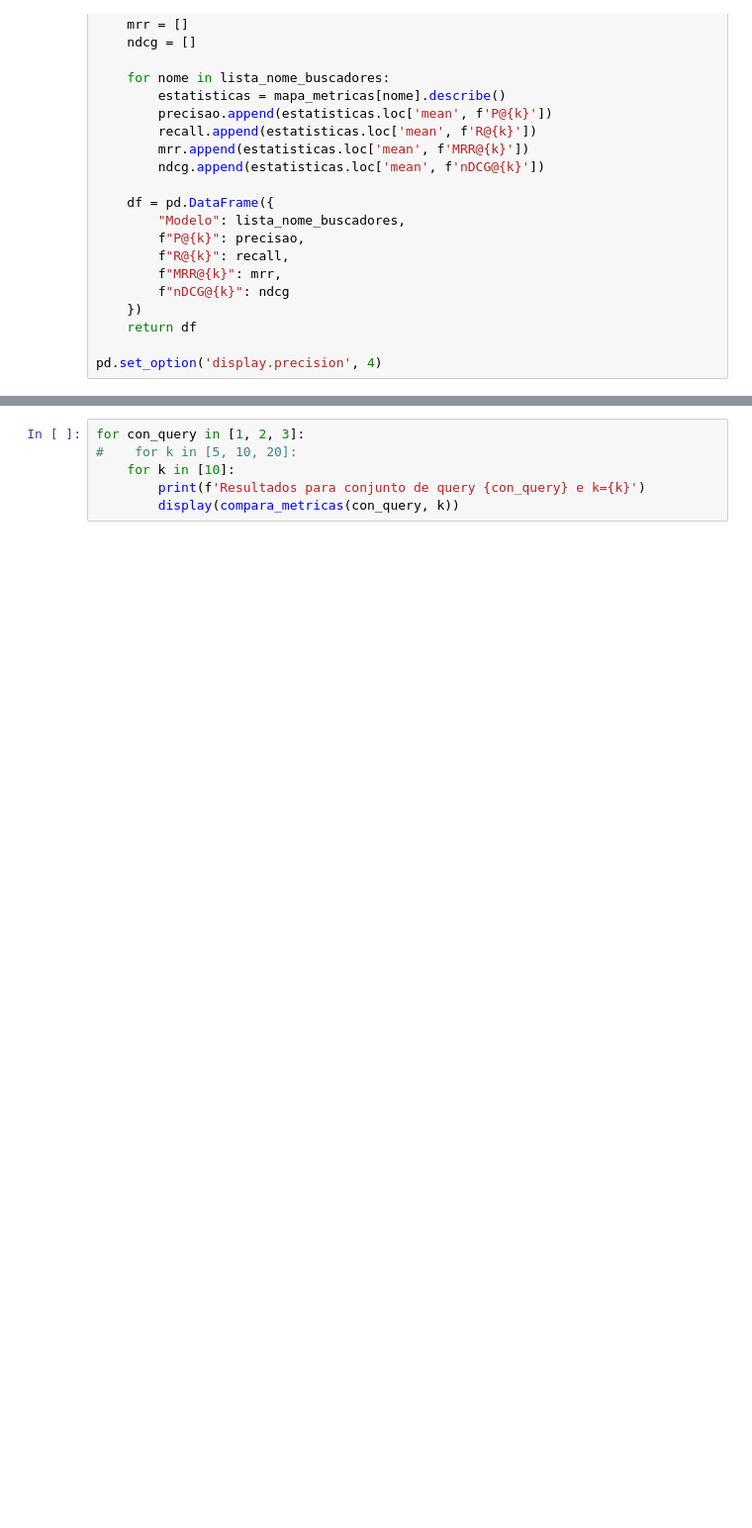
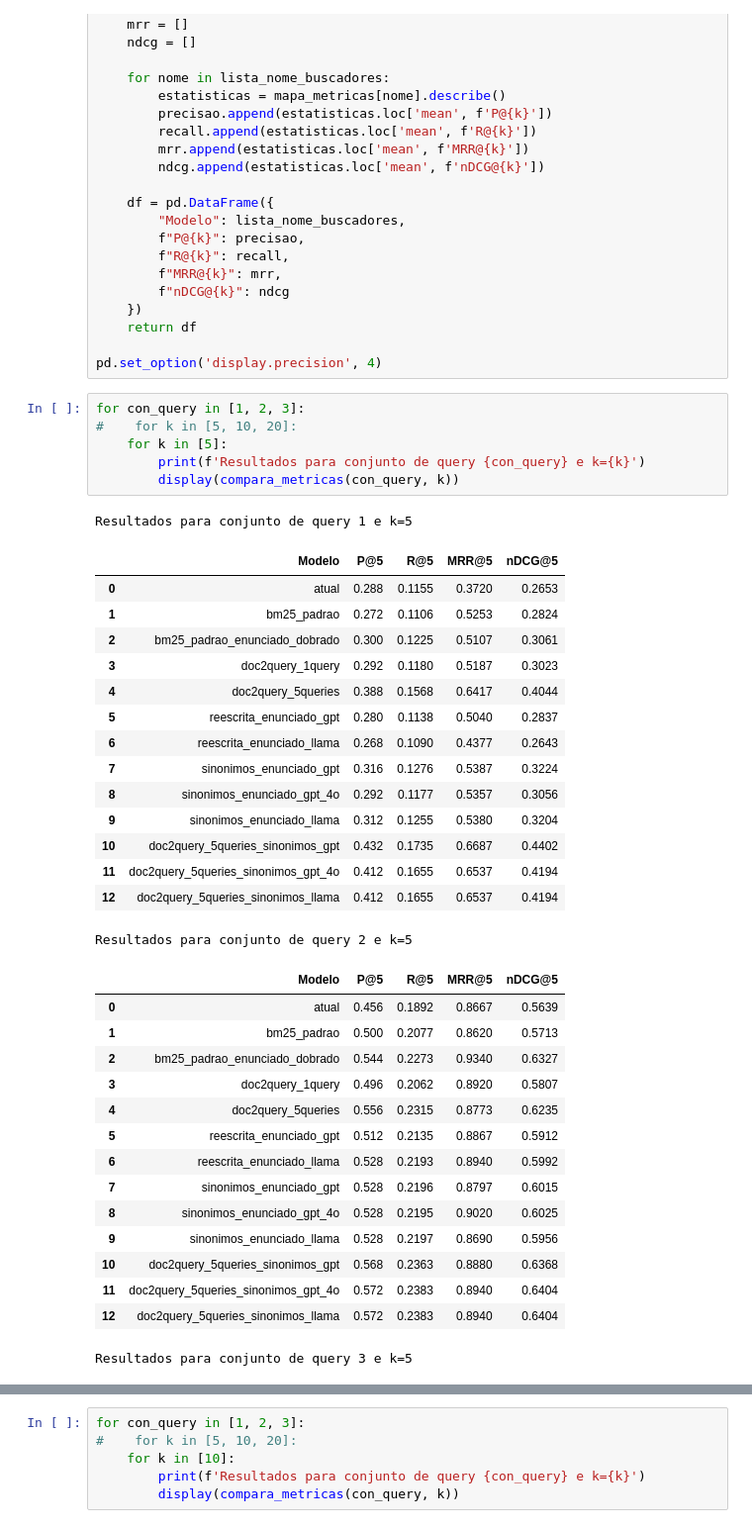
Before and after one commit to carisio/juris_tcu_expansao_doc, a Jupyter notebook: projeto_final/codigo/src/12_compila_todas_metricas.ipynb, the cells around one changed output, grey strips where cells are left out. Shown at 99% size. Saved outputs shown, nothing was run; the diff lists cells and outputs as text; blank space fills up the shorter version.

```diff
--- a/projeto_final/codigo/src/12_compila_todas_metricas.ipynb
+++ b/projeto_final/codigo/src/12_compila_todas_metricas.ipynb
@@ -211,3 +211,41 @@ def compara_metricas_todas_queries(k):
     return df
 
 pd.set_option('display.precision', 4)
+# %%
+for con_query in [1, 2, 3]:
+#    for k in [5, 10, 20]:
+    for k in [5]:
+        print(f'Resultados para conjunto de query {con_query} e k={k}')
+        display(compara_metricas(con_query, k))
+# %% [output]
+Resultados para conjunto de query 1 e k=5
+|  | Modelo | P@5 | R@5 | MRR@5 | nDCG@5 |
+| 0 | atual | 0.288 | 0.1155 | 0.3720 | 0.2653 |
+| 1 | bm25_padrao | 0.272 | 0.1106 | 0.5253 | 0.2824 |
+| 2 | bm25_padrao_enunciado_dobrado | 0.300 | 0.1225 | 0.5107 | 0.3061 |
+| 3 | doc2query_1query | 0.292 | 0.1180 | 0.5187 | 0.3023 |
+| 4 | doc2query_5queries | 0.388 | 0.1568 | 0.6417 | 0.4044 |
+| 5 | reescrita_enunciado_gpt | 0.280 | 0.1138 | 0.5040 | 0.2837 |
+| 6 | reescrita_enunciado_llama | 0.268 | 0.1090 | 0.4377 | 0.2643 |
+| 7 | sinonimos_enunciado_gpt | 0.316 | 0.1276 | 0.5387 | 0.3224 |
+| 8 | sinonimos_enunciado_gpt_4o | 0.292 | 0.1177 | 0.5357 | 0.3056 |
+| 9 | sinonimos_enunciado_llama | 0.312 | 0.1255 | 0.5380 | 0.3204 |
+| 10 | doc2query_5queries_sinonimos_gpt | 0.432 | 0.1735 | 0.6687 | 0.4402 |
+| 11 | doc2query_5queries_sinonimos_gpt_4o | 0.412 | 0.1655 | 0.6537 | 0.4194 |
+| 12 | doc2query_5queries_sinonimos_llama | 0.412 | 0.1655 | 0.6537 | 0.4194 |
+Resultados para conjunto de query 2 e k=5
+|  | Modelo | P@5 | R@5 | MRR@5 | nDCG@5 |
+| 0 | atual | 0.456 | 0.1892 | 0.8667 | 0.5639 |
+| 1 | bm25_padrao | 0.500 | 0.2077 | 0.8620 | 0.5713 |
+| 2 | bm25_padrao_enunciado_dobrado | 0.544 | 0.2273 | 0.9340 | 0.6327 |
+| 3 | doc2query_1query | 0.496 | 0.2062 | 0.8920 | 0.5807 |
+| 4 | doc2query_5queries | 0.556 | 0.2315 | 0.8773 | 0.6235 |
+| 5 | reescrita_enunciado_gpt | 0.512 | 0.2135 | 0.8867 | 0.5912 |
+| 6 | reescrita_enunciado_llama | 0.528 | 0.2193 | 0.8940 | 0.5992 |
+| 7 | sinonimos_enunciado_gpt | 0.528 | 0.2196 | 0.8797 | 0.6015 |
+| 8 | sinonimos_enunciado_gpt_4o | 0.528 | 0.2195 | 0.9020 | 0.6025 |
+| 9 | sinonimos_enunciado_llama | 0.528 | 0.2197 | 0.8690 | 0.5956 |
+| 10 | doc2query_5queries_sinonimos_gpt | 0.568 | 0.2363 | 0.8880 | 0.6368 |
+| 11 | doc2query_5queries_sinonimos_gpt_4o | 0.572 | 0.2383 | 0.8940 | 0.6404 |
+| 12 | doc2query_5queries_sinonimos_llama | 0.572 | 0.2383 | 0.8940 | 0.6404 |
+Resultados para conjunto de query 3 e k=5
```
Also changed, not shown: parts of 3 cells of this notebook.
